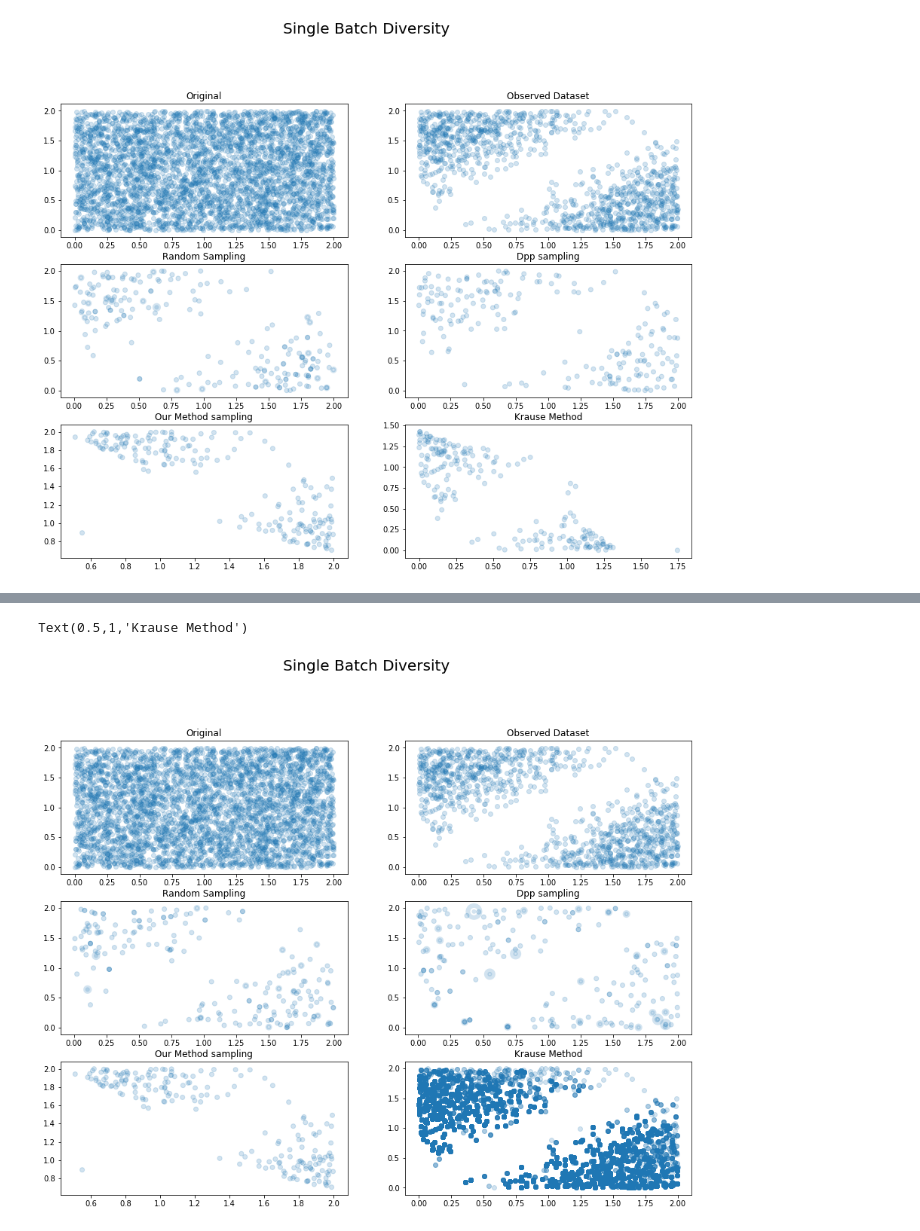
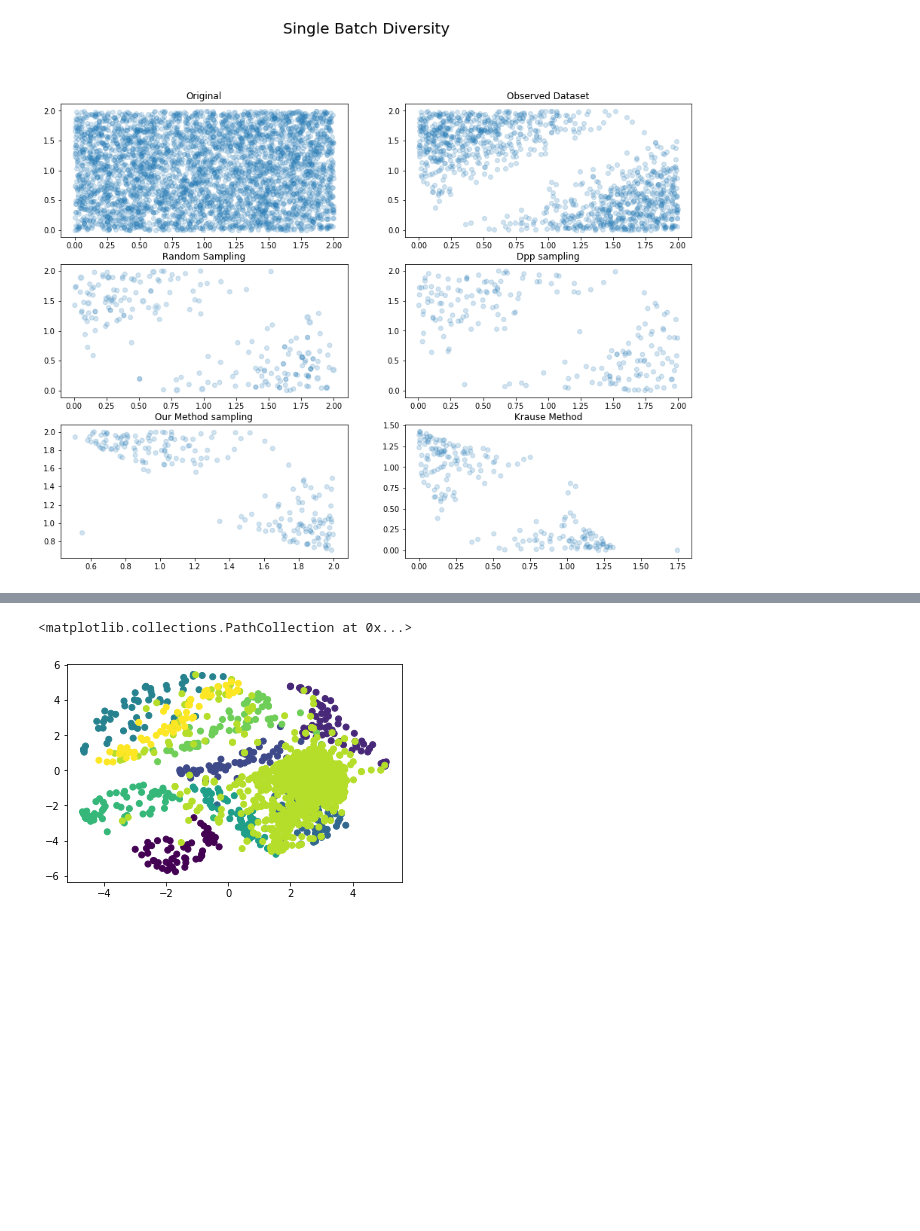
Before and after one commit to ML-d/SubmodularResearch, a Jupyter notebook: Visualisation Mnist.ipynb, the cells around one changed output, grey strips where cells are left out. Cells and saved outputs as stored; diff of their text form; code cells hidden in the pictures; blank space fills up the shorter version.

Commit message:
Imbalanced Dataset

```diff
--- a/Visualisation Mnist.ipynb
+++ b/Visualisation Mnist.ipynb
@@ -333,11 +168,0 @@ print(len(sampled))
-# %%
-# Creating a Subsampled Version of dataet
-a, b = list(zip(*data))
-p = [ abs(a[i]-b[i])**2.5 for i in range(0, len(a))]
-p = p / np.sum(p)
-idx = np.random.choice(np.arange(0, len(a)), 1200, replace=False, p=p)
-toy_dataset = np.array(data)
-a, b = list(zip(*toy_dataset[idx]))
-obs_dataset = list(zip(a, b))
-a=np.array(a)
-b=np.array(b)
@@ -409,24 +169,35 @@ df_flid = df_flid.astype(np.int32)
-# %%
-f = plt.figure(figsize=(15,15))
-f.suptitle("Single Batch Diversity", fontsize=20)
-ax0=f.add_subplot(421)
-ax0.set_title("Original")
-ax0.scatter(org_x, org_y, alpha=0.2)
-ax = f.add_subplot(422)
-ax.scatter(a, b, alpha=0.2)
-ax.set_title('Observed Dataset')
-ax1 = f.add_subplot(423)
-ax1.scatter(a[sampled_rnd], b[sampled_rnd], alpha=0.2, linewidths=df_rnd[:, 1]**1.5)
-ax1.set_title('Random Sampling')
-ax2 = f.add_subplot(424)
-ax2.scatter(a[sampled_dpp], b[sampled_dpp], alpha=0.2, linewidths=df_dpp[:, 1]**2)
-ax2.set_title('Dpp sampling')
-ax4 = f.add_subplot(425)
-ax4.scatter(a[sampled_sgd], b[sampled_sgd], alpha=0.2, linewidths=df_sgd[:, 1])
-ax4.set_title('Our Method sampling')
-ax5 = f.add_subplot(426)
-ax5.scatter(a[sampled_flid], b[sampled_flid], alpha=0.2)
-ax5.set_title('Krause Method')
-# %% [output]
-Text(0.5,1,'Krause Method')
-[figure, removed]
+# %%
+def create_imbalanced(**kwargs):
+    """
+    The function creates a imbalenced samples.
+    This is done using sampling given from class lables
+    in a ratio given.
+    :param
+    kwargs: (class_label, sampling_ratio)
+    """
+
+    data = list(zip(np.arange(0, len(dataset.train_labels)), dataset.train_labels))
+    data = np.array(data)
+    data_points=[]
+    data_labels=[]
+    for key, value in kwargs.items():
+        key=float(key)
+        value=float(value)
+        candidates = data[data[:, 1]==key][:,0]
+        data_points.extend(np.random.choice(candidates, size=int(len(candidates)*value)))
+        data_labels.extend([key]*int(len(candidates)*value))
+    return list(zip(data_points, data_labels))
+# %%
+kw={'0': '0.01', '1':'0.01', '2':'0.01', '3':'0.01', '4':'0.01', '5':'0.01', '6':'0.01', '7':'0.01', '8':'0.5', '9':'0.01'}
+data = create_imbalanced(**kw)
+data=np.array(data)
+x_train=dataset.train_data[data[:, 0]]
+x_label= data[:, 1]
+idx = data[:, 0].astype("int")
+label = data[:, 1].astype("int")
+x_train_dim_red = np.load("./mnist_tsne_vis.npy")
+# %%
+plt.scatter(x_train_dim_red[idx, 0], x_train_dim_red[idx, 1], c=label)
+# %% [output]
+<matplotlib.collections.PathCollection at 0x...>
+[figure, added]
```
Also changed, not shown: parts of 12 cells of this notebook, 6 other files.
